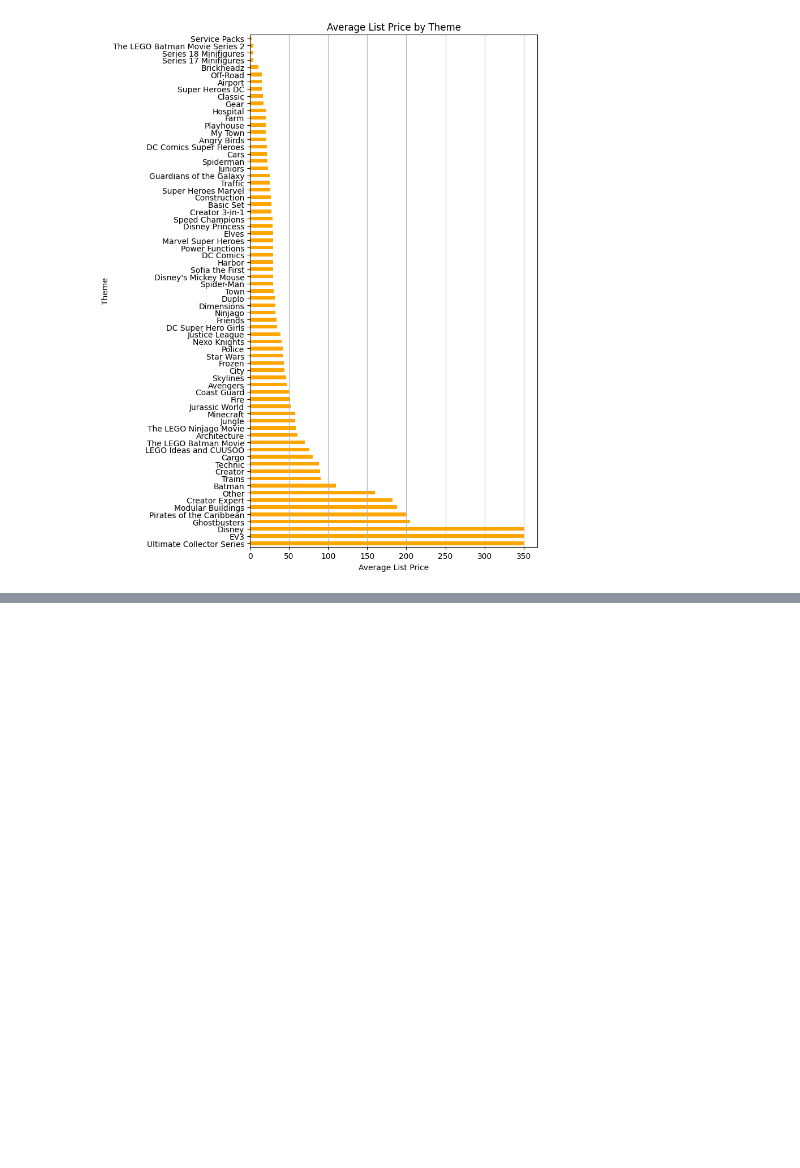
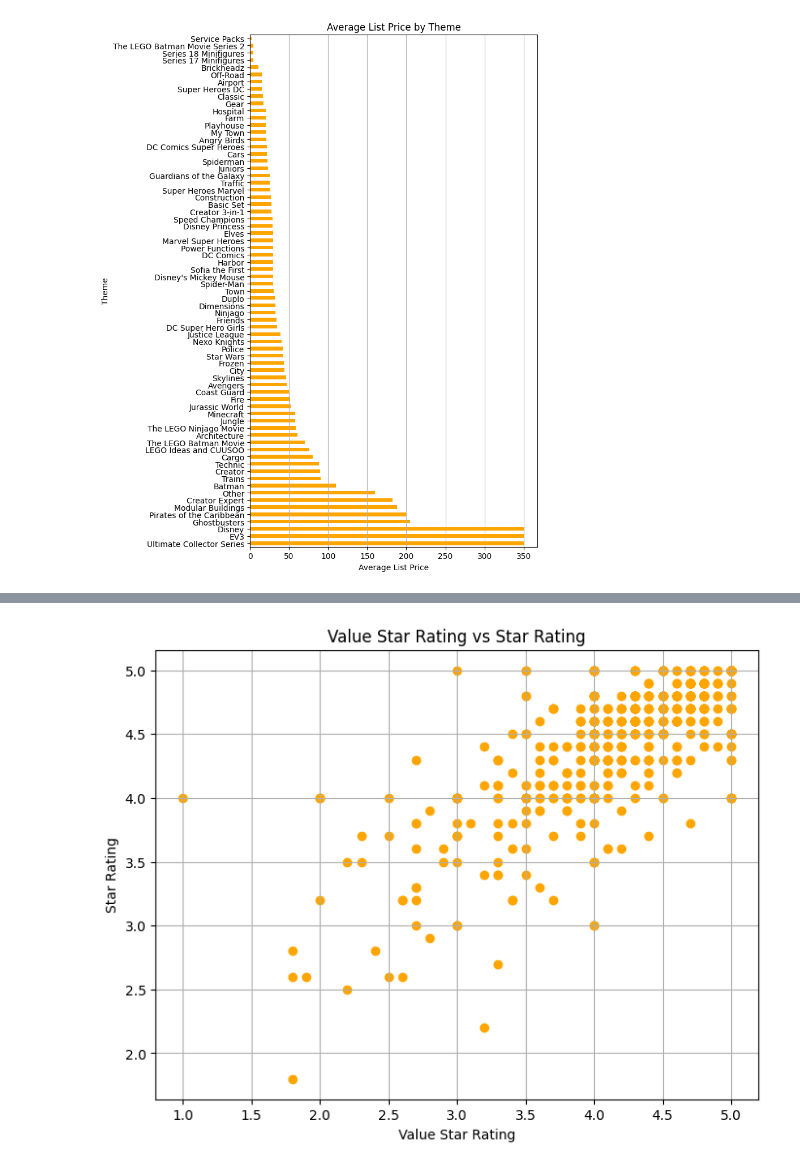
Before and after one commit to pointer-jen/CodeYou_DA_Jan_2025_Capstone, a Jupyter notebook: main.ipynb, the cells around one changed output, grey strips where cells are left out. Cells and saved outputs as stored; diff of their text form; code cells hidden in the pictures; blank space fills up the shorter version.

```diff
--- a/main.ipynb
+++ b/main.ipynb
@@ -238,0 +258,11 @@ plt.show()
+# %%
+#setup scatter plot
+plt.figure(figsize=(8, 6))
+plt.scatter(df['val_star_rating'], df['star_rating'], color='orange')
+plt.title('Value Star Rating vs Star Rating')
+plt.xlabel('Value Star Rating')
+plt.ylabel('Star Rating')
+plt.grid(True)
+plt.show()
+# %% [output]
+[figure, added]
```
Also changed, not shown: parts of 13 cells of this notebook, 3 other files.
